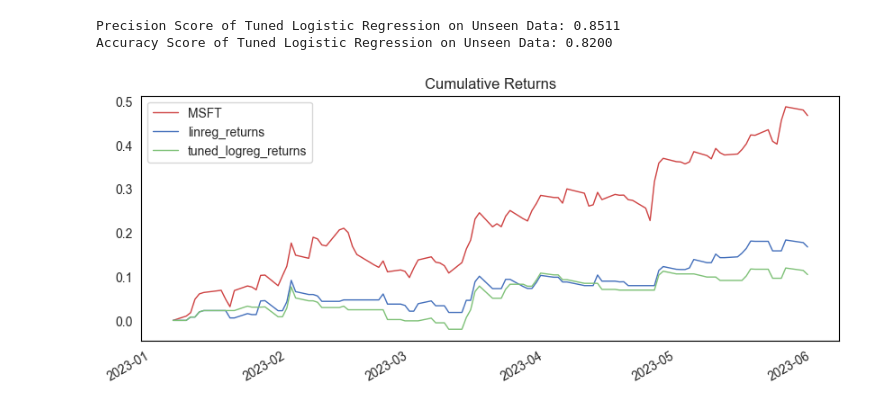
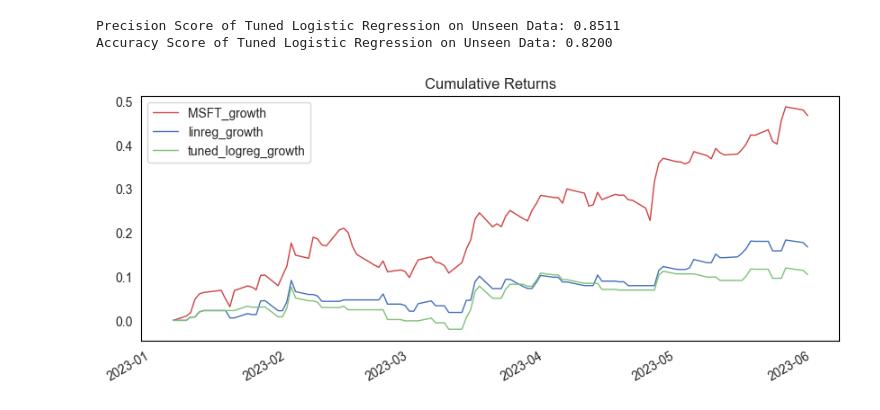
Before and after one commit to aungsias/Forays, a Jupyter notebook: Self/1. The Convergence of Models - Continuous and Binary Predictions in Stock Trading/index.ipynb, the cells around one changed output. Saved outputs shown, nothing was run; the diff lists cells and outputs as text; code cells hidden in the pictures.

```diff
--- a/Self/1. The Convergence of Models - Continuous and Binary Predictions in Stock Trading/index.ipynb
+++ b/Self/1. The Convergence of Models - Continuous and Binary Predictions in Stock Trading/index.ipynb
@@ -495,33 +496,31 @@ Accuracy Score of Tuned Logistic Regression on Unseen Data: 0.8200
 # %%
 backtest = pd.DataFrame(y_test)
 start_idx = backtest.index.min()
 
 backtest['linreg_signal'] = y_pred_linreg_binary
 backtest['tuned_logreg_signal'] = y_pred_logreg
 
 for signal in ['linreg', 'tuned_logreg']:
     signal_name = f'{signal}_signal'
     backtest[signal_name] = backtest[signal_name].replace(-1, np.nan)
     backtest[signal_name] = backtest[signal_name].shift()
     strat_returns = backtest[stock] * backtest[signal_name]
     backtest[f'{signal}_returns'] = strat_returns
     backtest[f'{signal}_returns'].loc[start_idx] = 0
-    backtest[f'{signal}_returns'] = growth(backtest[f'{signal}_returns'])
+    backtest[f'{signal}_growth'] = growth(backtest[f'{signal}_returns'])
 
 backtest[stock].loc[start_idx] = 0
-backtest[stock] = growth(backtest[stock])
-backtest = backtest[
-    [f'{stock}', 'linreg_returns', 'tuned_logreg_returns']
-]
+backtest[f'{stock}_growth'] = growth(backtest[stock])
 
-backtest = backtest.ffill()
-backtest.plot(
+backtest[
+    [f'{stock}_growth', 'linreg_growth', 'tuned_logreg_growth']
+].ffill().plot(
     figsize=(10, 4),
     color=['#CE4242', '#436FBB', '#7EC177'],
     grid=False
 )
 
 plt.title('Cumulative Returns')
 plt.xlabel('');
 # %% [output]
-[figure, old version]
+[figure, new version]
```
Also changed, not shown: parts of 4 cells of this notebook, 3 other files.
